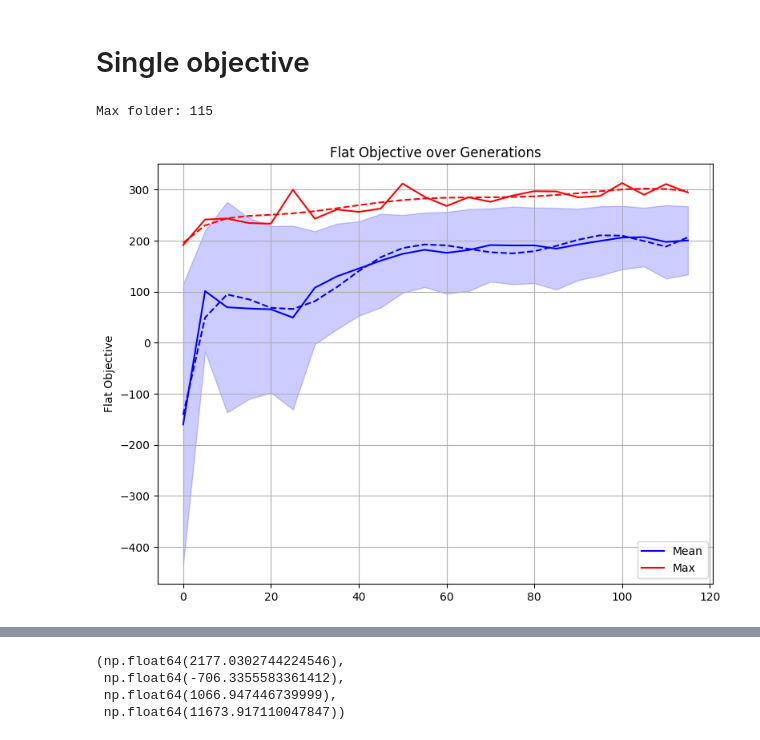
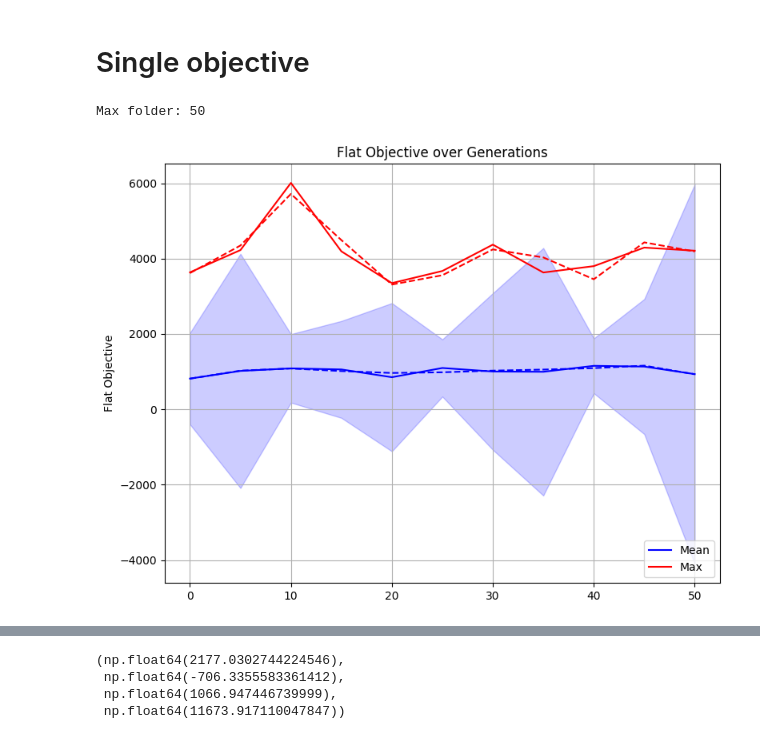
Before and after one commit to ifinckh/micro-515-EvoRob, a Jupyter notebook: read_logs.ipynb, the cells around one changed output, grey strips where cells are left out. Drawn from its saved outputs; the diff is of its cells as text; code cells hidden in the pictures.

```diff
--- a/read_logs.ipynb
+++ b/read_logs.ipynb
@@ -14,7 +14,7 @@ flat_max = []
 flat_std = []
 
 
-path = "results/2026-05-12_18-44-48_final_test"
+path = "results/2026-05-13_12-10-23_final_test"
 
 max_folder = max([int(d) for d in os.listdir(path) if d.isdigit()])
 print(f"Max folder: {max_folder}")
@@ -22,35 +22,35 @@ print(f"Max folder: {max_folder}")
 fig,axs = plt.subplots(1,1, figsize=(8, 6))
 for i in range(0, max_folder+1, 5):
     f = np.load(f"{path}/{i}/f.npy")
     flat_mean.append(np.mean(f, axis=0))
     flat_max.append(np.max(f, axis=0))
 
     flat_std.append(np.std(f, axis=0))
 
 generations = np.arange(0, max_folder+1, 5)
 
 
 axs.plot(generations, flat_mean, label="Mean", color="blue")
 axs.plot(generations, flat_max, label="Max", color="red")
 # add trend lines for both objectives
 z = np.polyfit(generations, flat_mean, 7)
 p = np.poly1d(z)
 axs.plot(generations, p(generations), linestyle="--", color="blue")
 z = np.polyfit(generations, flat_max, 7)
 p = np.poly1d(z)
 axs.plot(generations, p(generations), linestyle="--", color="red")
 axs.set_ylabel("Flat Objective")
 axs.legend(loc="lower right")
 axs.fill_between(generations, np.array(flat_mean) - np.array(flat_std), np.array(flat_mean) + np.array(flat_std), alpha=0.2, color="blue")
 axs.grid("on")
 axs.set_title("Flat Objective over Generations")
 
 
 
 fig.tight_layout()
 # %% [output]
-Max folder: 115
+Max folder: 50
-[figure, old version]
+[figure, new version]
 # %%
 # plot mean and max of both objectives in f over generations.
 # For that read folders with f_best = np.load("results/20260401_113146_nsga_ckpts/i/f.npy")
```
Also changed, not shown: parts of 1 cell of this notebook, 2 other files.
